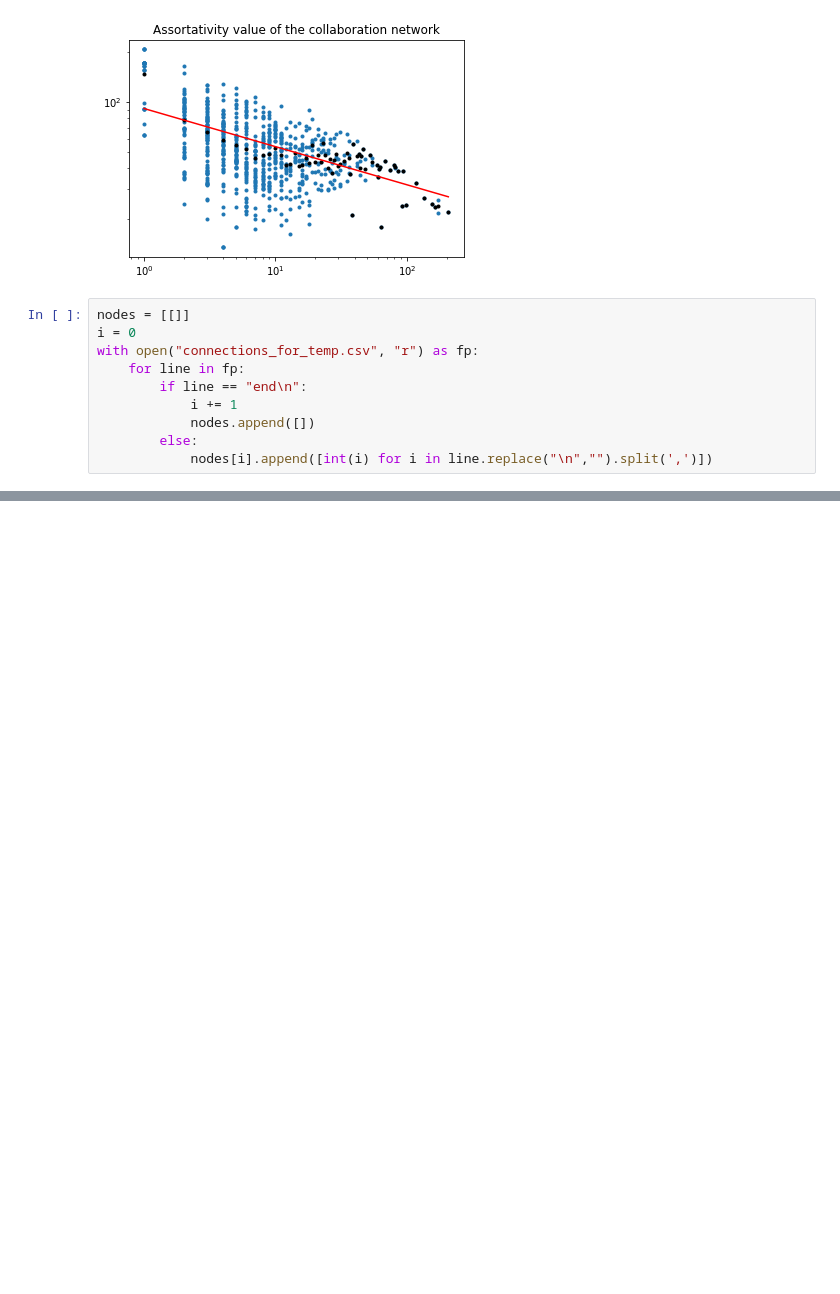
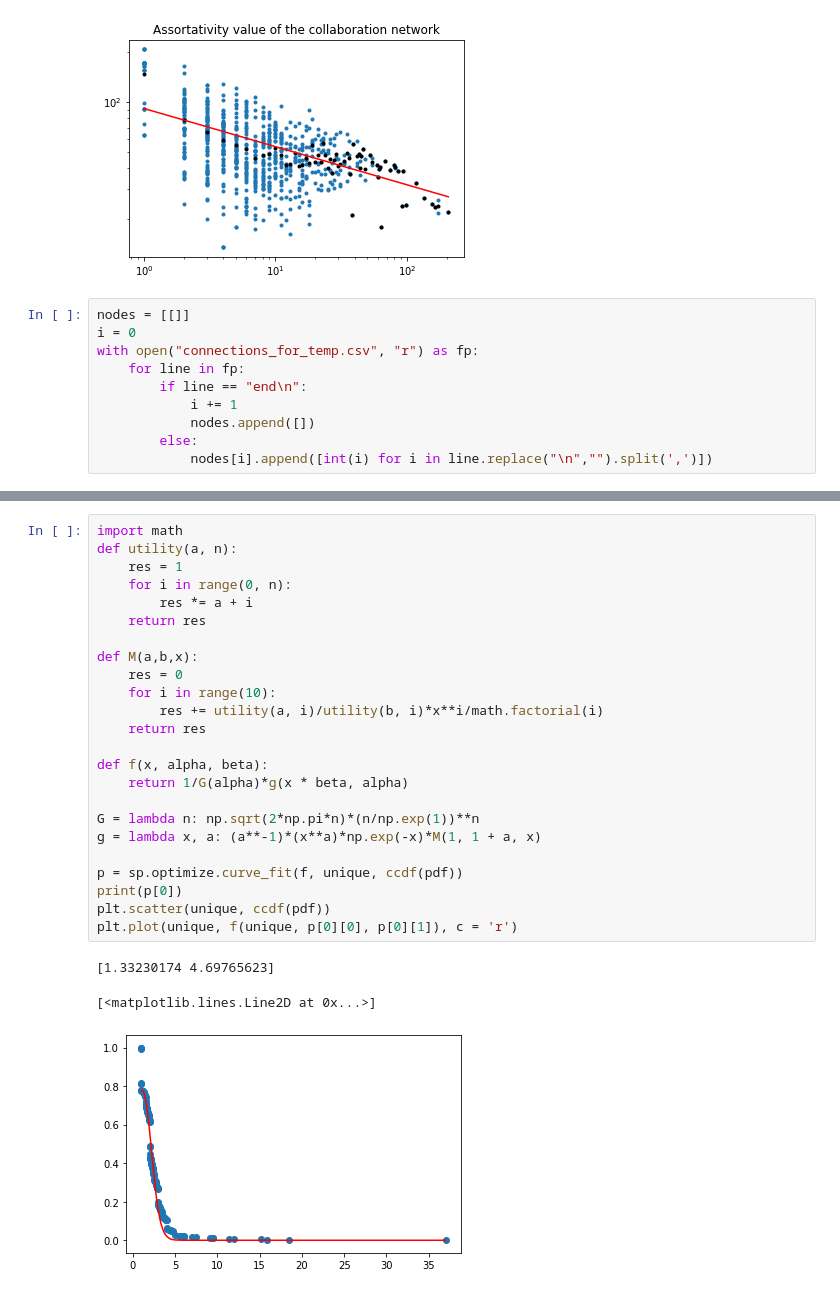
Before and after one commit to Dan8991/A-Storm-of-Nodes, a Jupyter notebook: got_network.ipynb, the cells around one changed output, grey strips where cells are left out. Drawn from its saved outputs; the diff is of its cells as text; blank space fills up the shorter version.

```diff
--- a/got_network.ipynb
+++ b/got_network.ipynb
@@ -176,3 +204,31 @@ plt.legend(["Tyrion"])
+# %%
+import math
+def utility(a, n):
+    res = 1
+    for i in range(0, n):
+        res *= a + i
+    return res
+
+def M(a,b,x):
+    res = 0
+    for i in range(10):
+        res += utility(a, i)/utility(b, i)*x**i/math.factorial(i)
+    return res
+
+def f(x, alpha, beta):
+    return 1/G(alpha)*g(x * beta, alpha)
+
+G = lambda n: np.sqrt(2*np.pi*n)*(n/np.exp(1))**n
+g = lambda x, a: (a**-1)*(x**a)*np.exp(-x)*M(1, 1 + a, x)
+
+p = sp.optimize.curve_fit(f, unique, ccdf(pdf))
+print(p[0])
+plt.scatter(unique, ccdf(pdf))
+plt.plot(unique, f(unique, p[0][0], p[0][1]), c = 'r')
+# %% [output]
+[1.33230174 4.69765623]
+[<matplotlib.lines.Line2D at 0x...>]
+[figure, added]
 # %%
 B = random_rewiring(A)
 p, unique, knn, temp_knn = get_assortativity_value(B)
```
Also changed, not shown: parts of 7 cells of this notebook.
